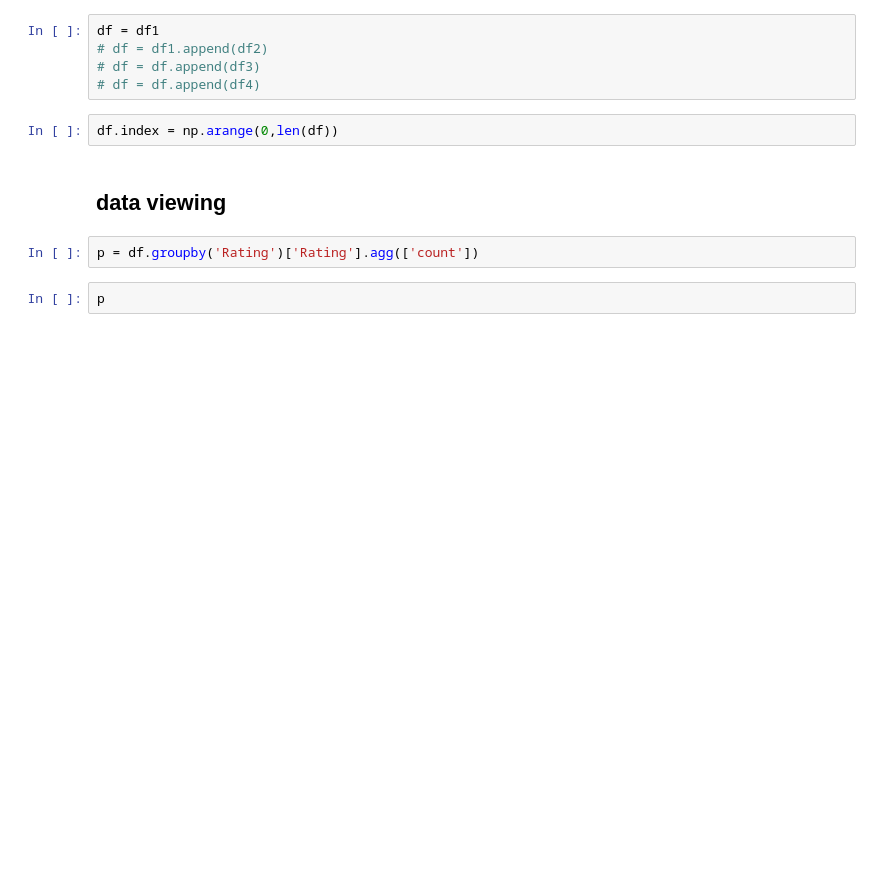
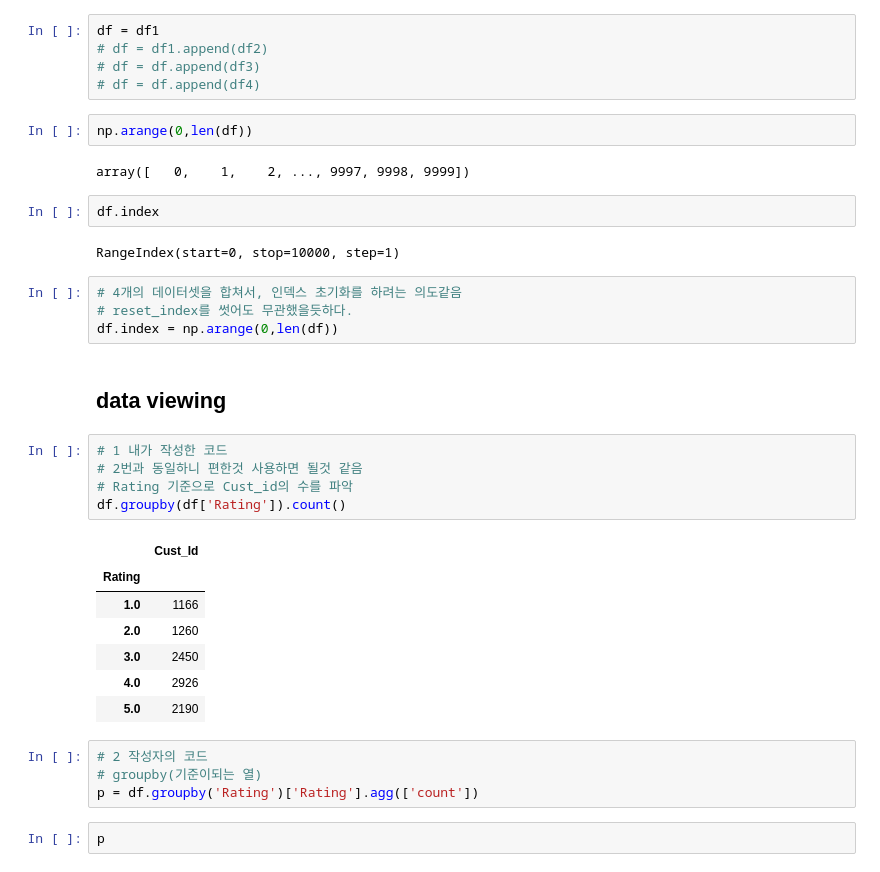
Before and after one commit to heohyunjun/Recommendation-System, a Jupyter notebook: Netflix/Netflix_rec.ipynb, the cells around one changed output. Drawn from its saved outputs; the diff is of its cells as text; blank space fills up the shorter version.

```diff
--- a/Netflix/Netflix_rec.ipynb
+++ b/Netflix/Netflix_rec.ipynb
@@ -64,10 +65,35 @@ df = df1
 # df = df.append(df3)
 # df = df.append(df4)
 # %%
-df.index = np.arange(0,len(df))
+np.arange(0,len(df))
+# %% [output]
+array([   0,    1,    2, ..., 9997, 9998, 9999])
+# %%
+df.index
+# %% [output]
+RangeIndex(start=0, stop=10000, step=1)
+# %%
+# 4개의 데이터셋을 합쳐서, 인덱스 초기화를 하려는 의도같음
+# reset_index를 썻어도 무관했을듯하다.
+df.index = np.arange(0,len(df))
 # %% [markdown]
 ## data viewing
+# %%
+# 1 내가 작성한 코드
+# 2번과 동일하니 편한것 사용하면 될것 같음
+# Rating 기준으로 Cust_id의 수를 파악
+df.groupby(df['Rating']).count()
+# %% [output]
+|  | Cust_Id |
+| Rating |  |
+| 1.0 | 1166 |
+| 2.0 | 1260 |
+| 3.0 | 2450 |
+| 4.0 | 2926 |
+| 5.0 | 2190 |
 # %%
+# 2 작성자의 코드
+# groupby(기준이되는 열)
 p = df.groupby('Rating')['Rating'].agg(['count'])
 # %%
 p
```
Also changed, not shown: parts of 6 cells of this notebook.
